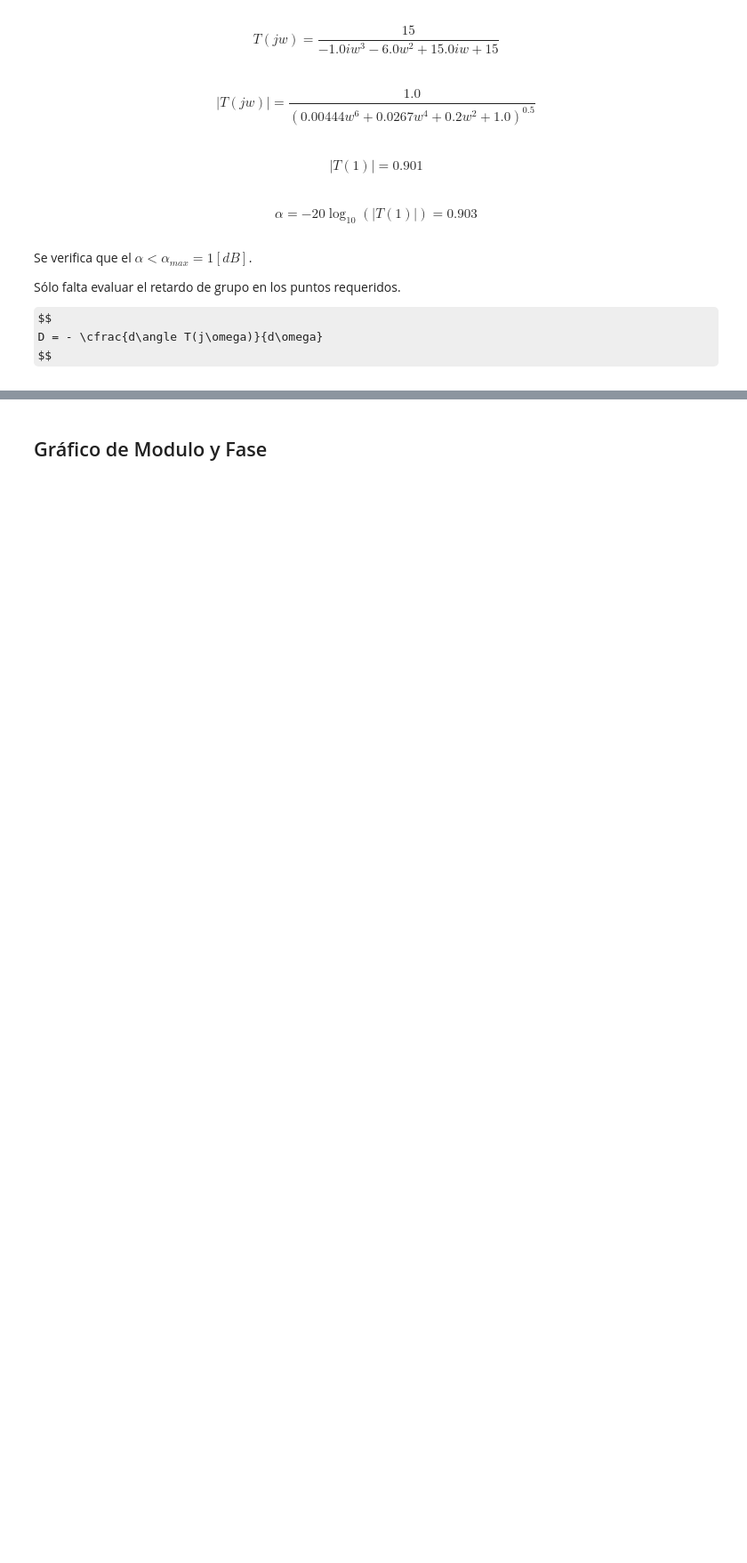
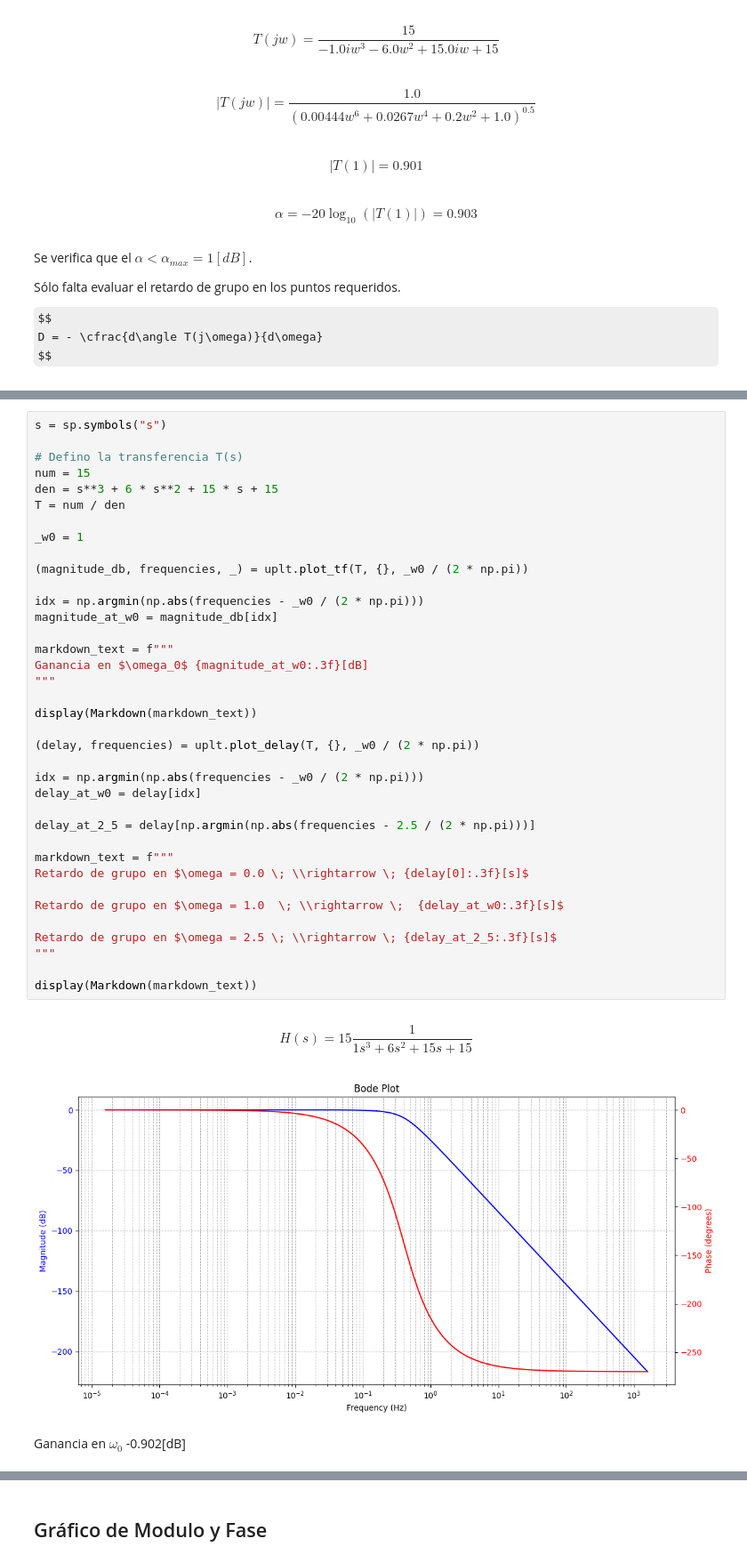
Before and after one commit to fborello-lambda/TC2-2025, a Jupyter notebook: TS5/TS5.ipynb, the cells around one changed output, grey strips where cells are left out. Shown: that part at 89% size. Saved outputs shown, nothing was run; the diff lists cells and outputs as text; some formulas as TeX source; blank space fills up the shorter version.

```diff
--- a/TS5/TS5.ipynb
+++ b/TS5/TS5.ipynb
@@ -202,0 +209,42 @@ $$\text{Error} = \frac{D(2.5) - D(0)}{D(0)} = -24.8\%$$
+# %%
+s = sp.symbols("s")
+
+# Defino la transferencia T(s)
+num = 15
+den = s**3 + 6 * s**2 + 15 * s + 15
+T = num / den
+
+_w0 = 1
+
+(magnitude_db, frequencies, _) = uplt.plot_tf(T, {}, _w0 / (2 * np.pi))
+
+idx = np.argmin(np.abs(frequencies - _w0 / (2 * np.pi)))
+magnitude_at_w0 = magnitude_db[idx]
+
+markdown_text = f"""
+Ganancia en $\omega_0$ {magnitude_at_w0:.3f}[dB]
+"""
+
+display(Markdown(markdown_text))
+
+(delay, frequencies) = uplt.plot_delay(T, {}, _w0 / (2 * np.pi))
+
+idx = np.argmin(np.abs(frequencies - _w0 / (2 * np.pi)))
+delay_at_w0 = delay[idx]
+
+delay_at_2_5 = delay[np.argmin(np.abs(frequencies - 2.5 / (2 * np.pi)))]
+
+markdown_text = f"""
+Retardo de grupo en $\omega = 0.0 \; \\rightarrow \; {delay[0]:.3f}[s]$
+
+Retardo de grupo en $\omega = 1.0  \; \\rightarrow \;  {delay_at_w0:.3f}[s]$
+
+Retardo de grupo en $\omega = 2.5 \; \\rightarrow \; {delay_at_2_5:.3f}[s]$
+"""
+
+display(Markdown(markdown_text))
+# %% [output]
+$$H(s) = 15 \frac{1}{1s^3 + 6s^2 + 15s + 15}$$
+[figure, added]
+
+Ganancia en $\omega_0$ -0.902[dB]
```
Also changed, not shown: parts of 18 cells of this notebook, 3 other files.
